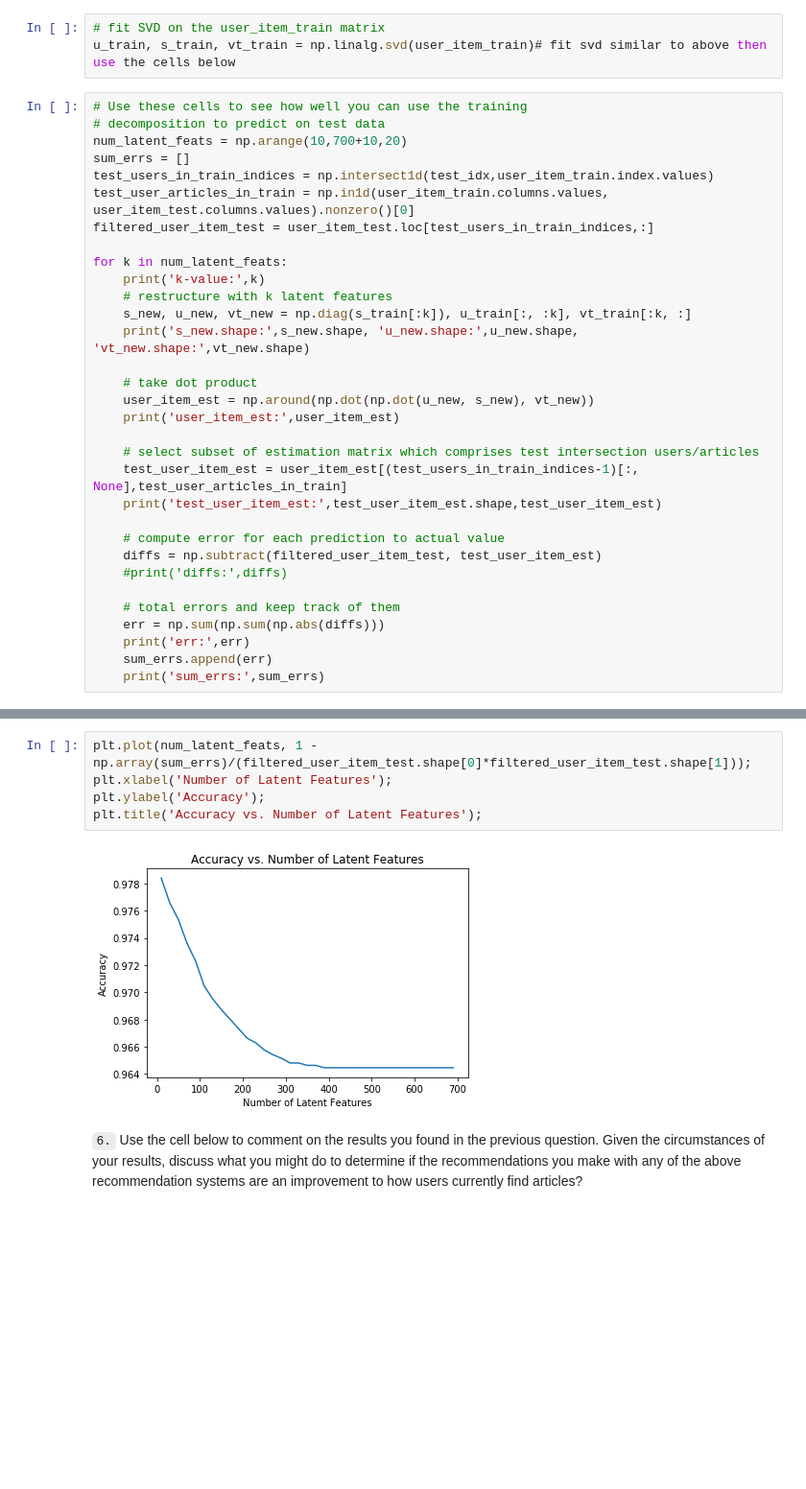
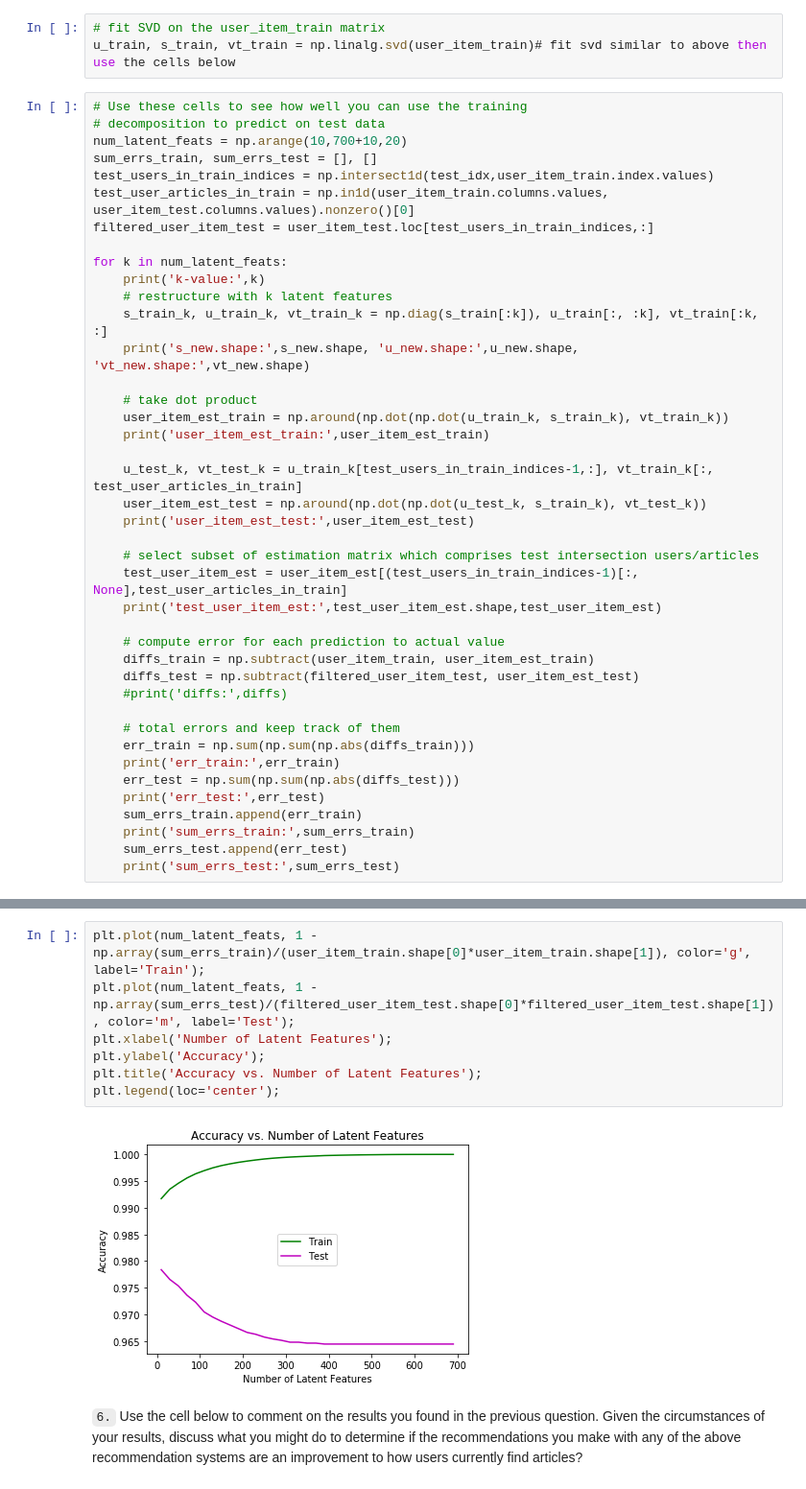
Before and after one commit to tarcisobraz/ibm-article-recommendations, a Jupyter notebook: Recommendations_with_IBM.ipynb, the cells around one changed output, grey strips where cells are left out. Shown: that part at 96% size. Drawn from its saved outputs; the diff is of its cells as text; blank space fills up the shorter version.

Commit message:
fix: Fixes a problem in the evaluation of the train and test sets using the SVD algorithm.

```diff
--- a/Recommendations_with_IBM.ipynb
+++ b/Recommendations_with_IBM.ipynb
@@ -1385,7 +1384,7 @@ u_train, s_train, vt_train = np.linalg.svd(user_item_train)# fit svd similar to
 # Use these cells to see how well you can use the training
 # decomposition to predict on test data
 num_latent_feats = np.arange(10,700+10,20)
-sum_errs = []
+sum_errs_train, sum_errs_test = [], []
 test_users_in_train_indices = np.intersect1d(test_idx,user_item_train.index.values)
 test_user_articles_in_train = np.in1d(user_item_train.columns.values, user_item_test.columns.values).nonzero()[0]
 filtered_user_item_test = user_item_test.loc[test_users_in_train_indices,:]
@@ -1393,25 +1392,34 @@ filtered_user_item_test = user_item_test.loc[test_users_in_train_indices,:]
 for k in num_latent_feats:
     print('k-value:',k)
     # restructure with k latent features
-    s_new, u_new, vt_new = np.diag(s_train[:k]), u_train[:, :k], vt_train[:k, :]
+    s_train_k, u_train_k, vt_train_k = np.diag(s_train[:k]), u_train[:, :k], vt_train[:k, :]
     print('s_new.shape:',s_new.shape, 'u_new.shape:',u_new.shape, 'vt_new.shape:',vt_new.shape)
 
     # take dot product
-    user_item_est = np.around(np.dot(np.dot(u_new, s_new), vt_new))
-    print('user_item_est:',user_item_est)
+    user_item_est_train = np.around(np.dot(np.dot(u_train_k, s_train_k), vt_train_k))
+    print('user_item_est_train:',user_item_est_train)
+
+    u_test_k, vt_test_k = u_train_k[test_users_in_train_indices-1,:], vt_train_k[:, test_user_articles_in_train]
+    user_item_est_test = np.around(np.dot(np.dot(u_test_k, s_train_k), vt_test_k))
+    print('user_item_est_test:',user_item_est_test)
 
     # select subset of estimation matrix which comprises test intersection users/articles
     test_user_item_est = user_item_est[(test_users_in_train_indices-1)[:, None],test_user_articles_in_train]
     print('test_user_item_est:',test_user_item_est.shape,test_user_item_est)
 
     # compute error for each prediction to actual value
-    diffs = np.subtract(filtered_user_item_test, test_user_item_est)
+    diffs_train = np.subtract(user_item_train, user_item_est_train)
+    diffs_test = np.subtract(filtered_user_item_test, user_item_est_test)
     #print('diffs:',diffs)
 
     # total errors and keep track of them
-    err = np.sum(np.sum(np.abs(diffs)))
-    print('err:',err)
-    sum_errs.append(err)
-    print('sum_errs:',sum_errs)
+    err_train = np.sum(np.sum(np.abs(diffs_train)))
+    print('err_train:',err_train)
+    err_test = np.sum(np.sum(np.abs(diffs_test)))
+    print('err_test:',err_test)
+    sum_errs_train.append(err_train)
+    print('sum_errs_train:',sum_errs_train)
+    sum_errs_test.append(err_test)
+    print('sum_errs_test:',sum_errs_test)
 # %% [output]
 k-value: 10
@@ -1434,10 +1442,12 @@ sum_errs: [248.0, 269.0, 283.0, 303.0, 318.0, 339.0, 350.0, 359.0, 367.0, 375.0,
 # %%
-plt.plot(num_latent_feats, 1 - np.array(sum_errs)/(filtered_user_item_test.shape[0]*filtered_user_item_test.shape[1]));
+plt.plot(num_latent_feats, 1 - np.array(sum_errs_train)/(user_item_train.shape[0]*user_item_train.shape[1]), color='g', label='Train');
+plt.plot(num_latent_feats, 1 - np.array(sum_errs_test)/(filtered_user_item_test.shape[0]*filtered_user_item_test.shape[1]), color='m', label='Test');
 plt.xlabel('Number of Latent Features');
 plt.ylabel('Accuracy');
 plt.title('Accuracy vs. Number of Latent Features');
+plt.legend(loc='center');
 # %% [output]
-[figure, old version]
+[figure, new version]
 # %% [markdown]
 `6.` Use the cell below to comment on the results you found in the previous question. Given the circumstances of your results, discuss what you might do to determine if the recommendations you make with any of the above recommendation systems are an improvement to how users currently find articles?
 # %% [markdown]
```
Also changed, not shown: parts of 9 cells of this notebook.
